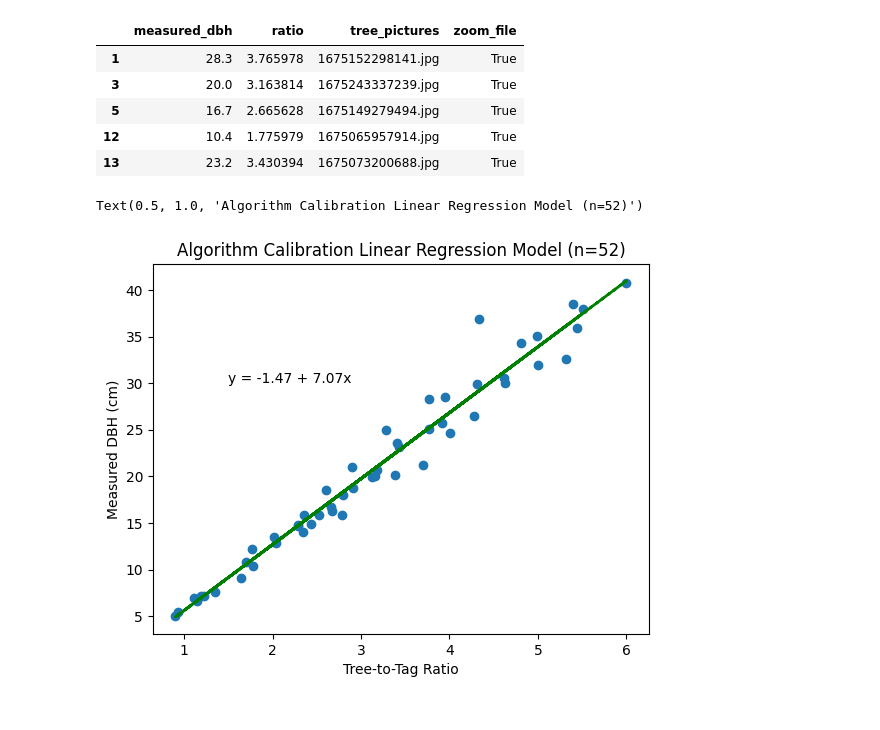
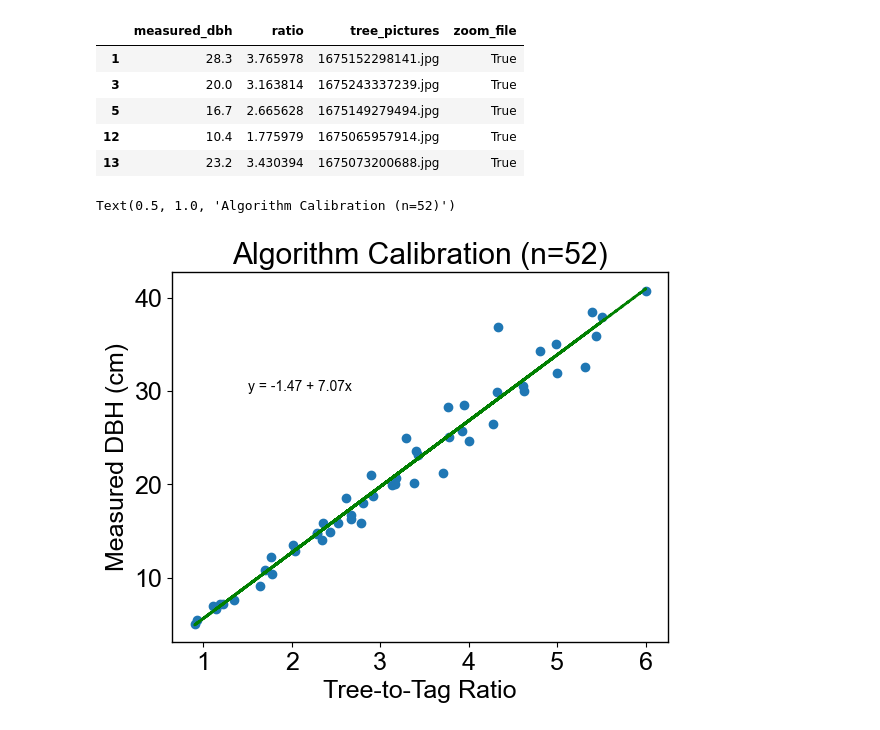
Before and after one commit to eai6/pv_mrv, a Jupyter notebook: statistical_analysis/dbh_algorithm_calibiration.ipynb, the cells around one changed output. Cells and saved outputs as stored; diff of their text form; code cells hidden in the pictures.

```diff
--- a/statistical_analysis/dbh_algorithm_calibiration.ipynb
+++ b/statistical_analysis/dbh_algorithm_calibiration.ipynb
@@ -152,22 +152,33 @@ def getPrediction(ratio):
         return None
 # %%
 #calibration_data['predicted_dbh'] = calibration_data['ratio'].apply(getPrediction)
+# %%
+import matplotlib as mpl
+from matplotlib.pyplot import figure
+#import matplotlib.pyplot as plt
+#import numpy as np
+#from pylab import cm
+
+# Edit the font, font size, and axes width
+mpl.rcParams['font.family'] = 'Arial'
+plt.rcParams['font.size'] = 18
+plt.rcParams['axes.linewidth'] = 1
 # %%
 plt.scatter(calibration_data['ratio'], calibration_data['measured_dbh'])
 
 x = np.array(calibration_data['ratio']); y = np.array( [ float(x) for x in calibration_data['measured_dbh']])
 a, b = np.polyfit(x, y , 1)
 
 #plt.scatter(x, y, color='purple')
 plt.plot(x, a*x+b, linestyle='--', linewidth=2, color='green')
 
 # add fitted regression equation to plot
 plt.text(1.5, 30, 'y = ' + '{:.2f}'.format(b) + ' + {:.2f}'.format(a) + 'x', size=10)
 
 
 plt.ylabel("Measured DBH (cm)")
 plt.xlabel("Tree-to-Tag Ratio")
-plt.title("Algorithm Calibration Linear Regression Model (n=52)")
+plt.title("Algorithm Calibration (n=52)")
 # %% [output]
-Text(0.5, 1.0, 'Algorithm Calibration Linear Regression Model (n=52)')
+Text(0.5, 1.0, 'Algorithm Calibration (n=52)')
-[figure, old version]
+[figure, new version]
```
Also changed, not shown: parts of 2 cells of this notebook, 25 other files.
